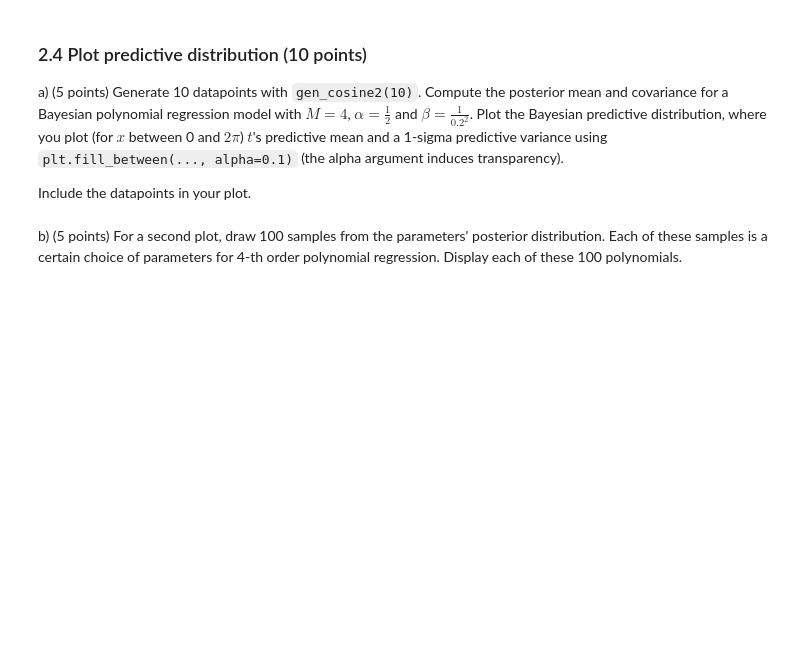
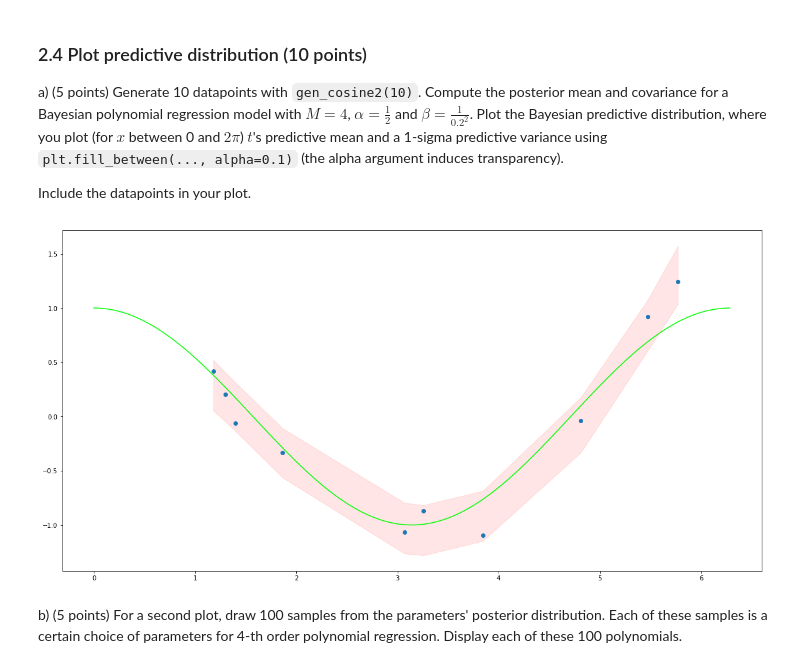
Before and after one commit to jorism1993/ML-lab1, a Jupyter notebook: lab1.ipynb, the cells around one changed output. Drawn from its saved outputs; the diff is of its cells as text; code cells hidden in the pictures; blank space fills up the shorter version.

```diff
--- a/lab1.ipynb
+++ b/lab1.ipynb
@@ -484,31 +471,33 @@ Include the datapoints in your plot.
 # %%
 def plot_predictive_distribution():
 
     x, t = gen_cosine2(10)
     M = 4
     alpha = 0.5
     beta = 1/(0.2**2)
 
     # Compute posterior mean and Covariance matrix
     m, S, Phi = fit_polynomial_bayes(x, t, M, alpha, beta)
 
     # Compute mean of t's and its variances
     mean, sigma, Phi = predict_polynomial_bayes(x, m, S, beta)
 
     # Plotting smooth cosine function as reference:
     x_smooth = np.linspace(0,2*np.pi,N*100)
     t_cos = np.cos(x_smooth)
     plt.plot(x_smooth,t_cos, color="lime")
 
     # Plotting error function (note:root of sigma taken to reflect 1-sigma variance)
     plt.fill_between(x, mean - np.sqrt(sigma), mean + np.sqrt(sigma), color="red", alpha=0.1)
 
     # Plotting datapoints of consine(x)
     plt.scatter(x, t)
 
     return
 
-#plot_predictive_distribution()
+plot_predictive_distribution()
+# %% [output]
+[figure, added]
 # %% [markdown]
 b) (5 points) For a second plot, draw 100 samples from the parameters' posterior distribution. Each of these samples is a certain choice of parameters for 4-th order polynomial regression.
 Display each of these 100 polynomials.
```
Also changed, not shown: parts of 5 cells of this notebook.
